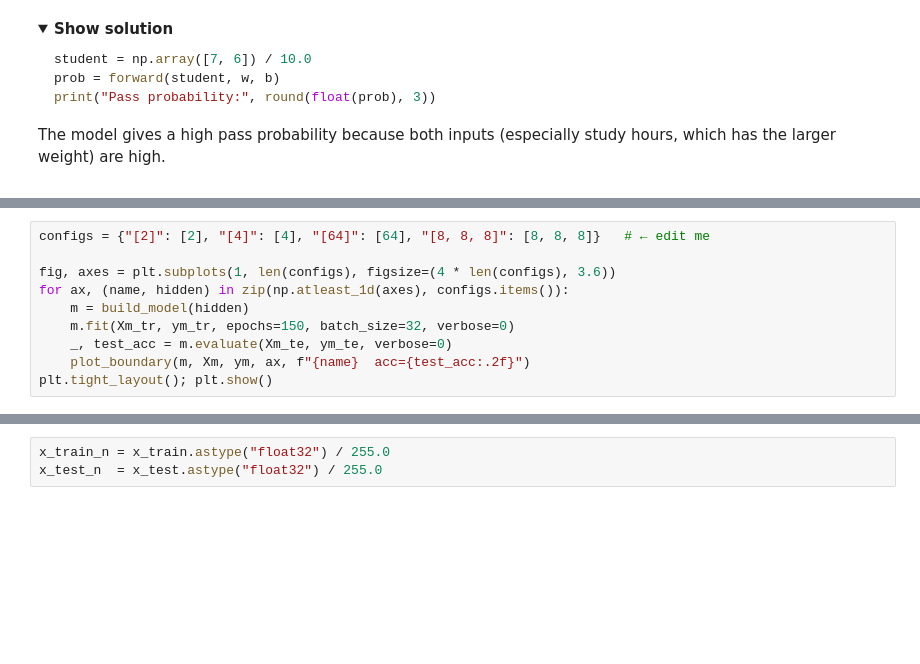
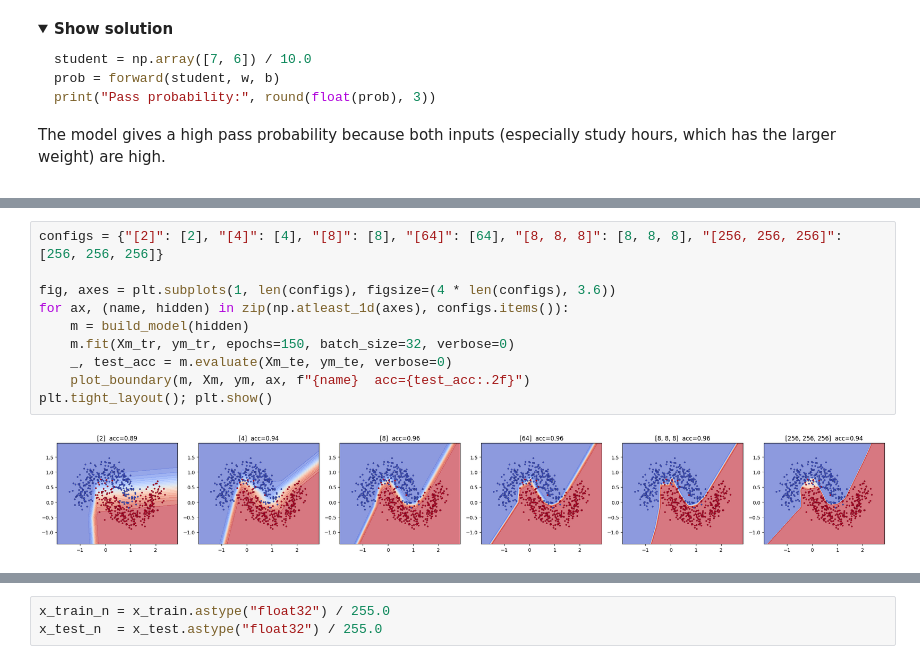
Before and after one commit to nopeyalharith/Hands-on-Introduction-to-Deep-Learning, a Jupyter notebook: DL_hands-on.ipynb, the cells around one changed output, grey strips where cells are left out. Cells and saved outputs as stored; diff of their text form; folded sections open; blank space fills up the shorter version.

```diff
--- a/DL_hands-on.ipynb
+++ b/DL_hands-on.ipynb
@@ -136,10 +235,12 @@ plt.tight_layout(); plt.show()
 # %%
-configs = {"[2]": [2], "[4]": [4], "[64]": [64], "[8, 8, 8]": [8, 8, 8]}   # ← edit me
+configs = {"[2]": [2], "[4]": [4], "[8]": [8], "[64]": [64], "[8, 8, 8]": [8, 8, 8], "[256, 256, 256]": [256, 256, 256]}
 
 fig, axes = plt.subplots(1, len(configs), figsize=(4 * len(configs), 3.6))
 for ax, (name, hidden) in zip(np.atleast_1d(axes), configs.items()):
     m = build_model(hidden)
     m.fit(Xm_tr, ym_tr, epochs=150, batch_size=32, verbose=0)
     _, test_acc = m.evaluate(Xm_te, ym_te, verbose=0)
     plot_boundary(m, Xm, ym, ax, f"{name}  acc={test_acc:.2f}")
 plt.tight_layout(); plt.show()
+# %% [output]
+[figure, added]
```
Also changed, not shown: parts of 51 cells of this notebook.
